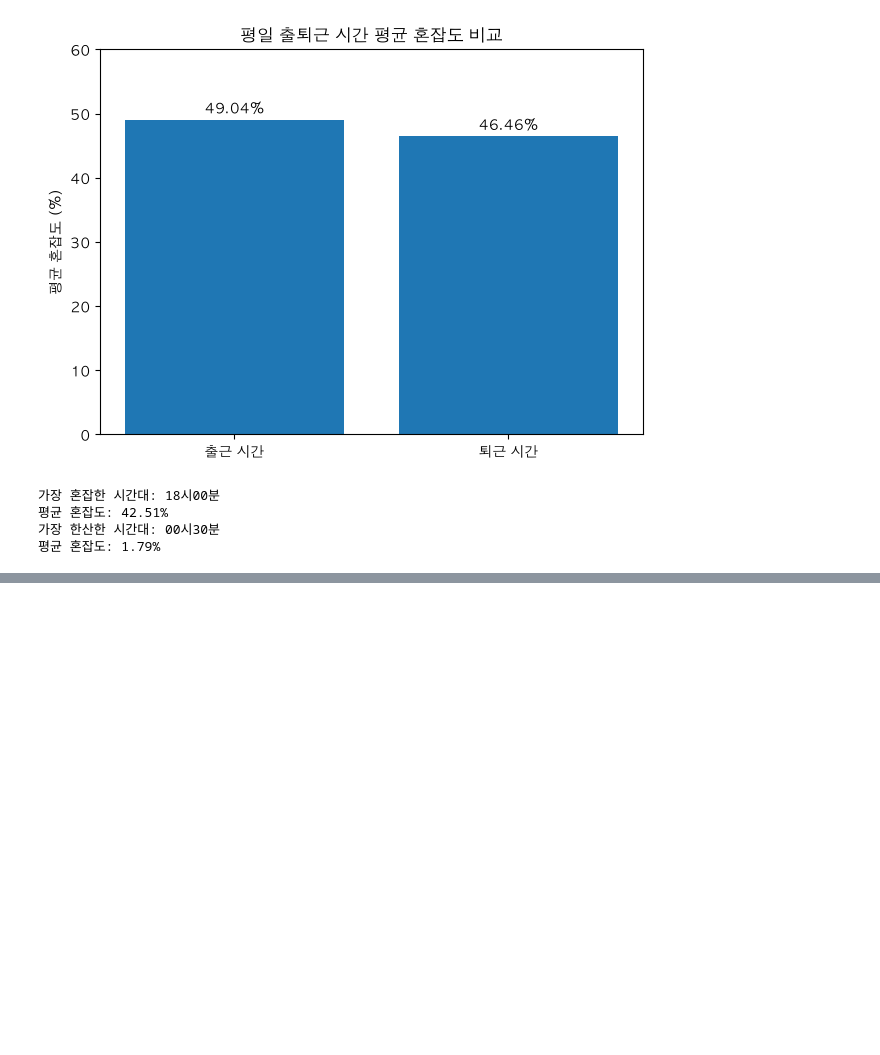
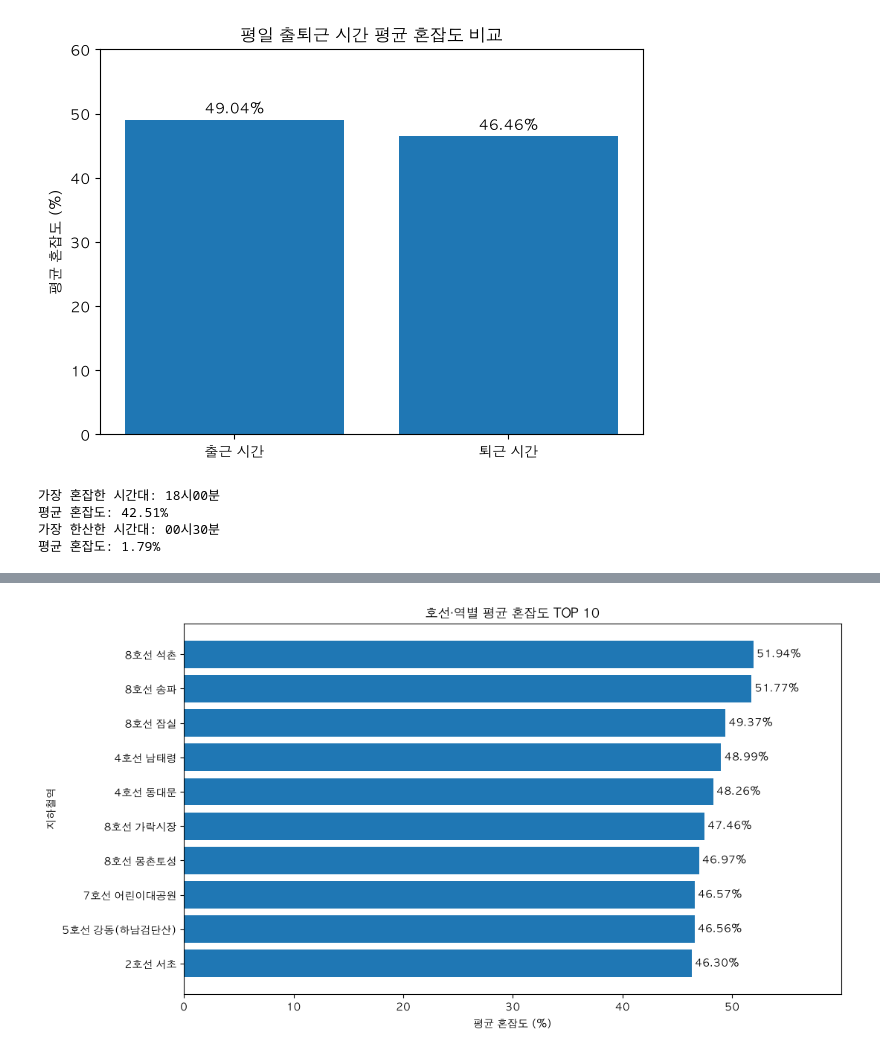
Before and after one commit to olloir/Subway_Congestion, a Jupyter notebook: Subway_Congestion.ipynb, the cells around one changed output, grey strips where cells are left out. Cells and saved outputs as stored; diff of their text form; code cells hidden in the pictures; blank space fills up the shorter version.

```diff
--- a/Subway_Congestion.ipynb
+++ b/Subway_Congestion.ipynb
@@ -188,0 +300,9 @@ print(f"평균 혼잡도: {time_avg.min():.2f}%")
+# %%
+# 호선·역별 평균 혼잡도 계산
+station_avg = df.groupby(["호선", "역명"])["평균혼잡도"].mean()
+
+# 평균 혼잡도 상위 10개 역 선정
+station_top10 = station_avg.sort_values(ascending=False).head(10)
+
+# 결과 출력
+station_top10.round(2)
@@ -188,0 +322,32 @@ print(f"평균 혼잡도: {time_avg.min():.2f}%")
+# %%
+# 호선과 역명을 하나의 이름으로 표시
+station_labels = [
+    f"{line} {station}"
+    for line, station in station_top10.index
+]
+
+plt.figure(figsize=(11, 6))
+
+bars = plt.barh(station_labels, station_top10.values)
+
+# 혼잡도가 높은 역을 위쪽에 표시
+plt.gca().invert_yaxis()
+
+plt.title("호선·역별 평균 혼잡도 TOP 10")
+plt.xlabel("평균 혼잡도 (%)")
+plt.ylabel("지하철역")
+
+# 막대 끝에 수치 표시
+for bar in bars:
+    plt.text(
+        bar.get_width() + 0.3,
+        bar.get_y() + bar.get_height() / 2,
+        f"{bar.get_width():.2f}%",
+        va="center"
+    )
+
+plt.xlim(0, station_top10.max() + 8)
+plt.tight_layout()
+plt.show()
+# %% [output]
+[figure, added]
```
Also changed, not shown: parts of 13 cells of this notebook.
